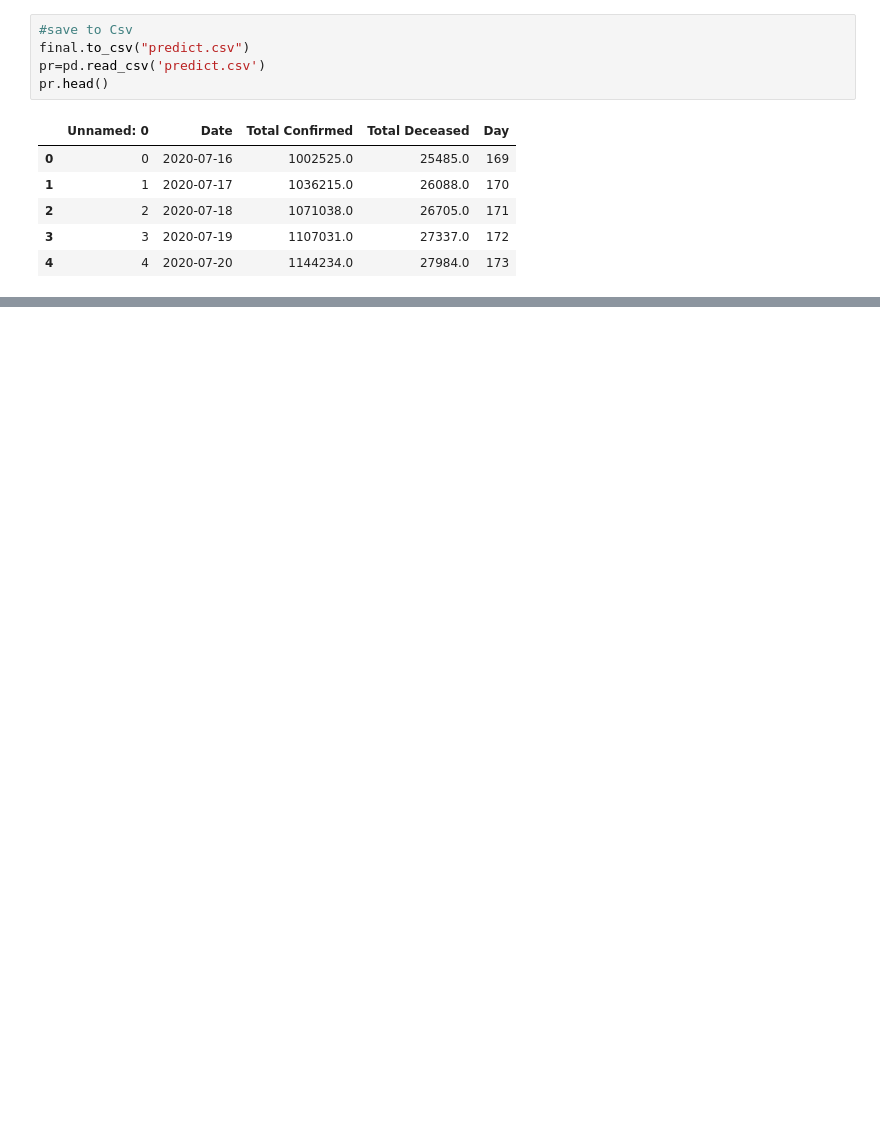
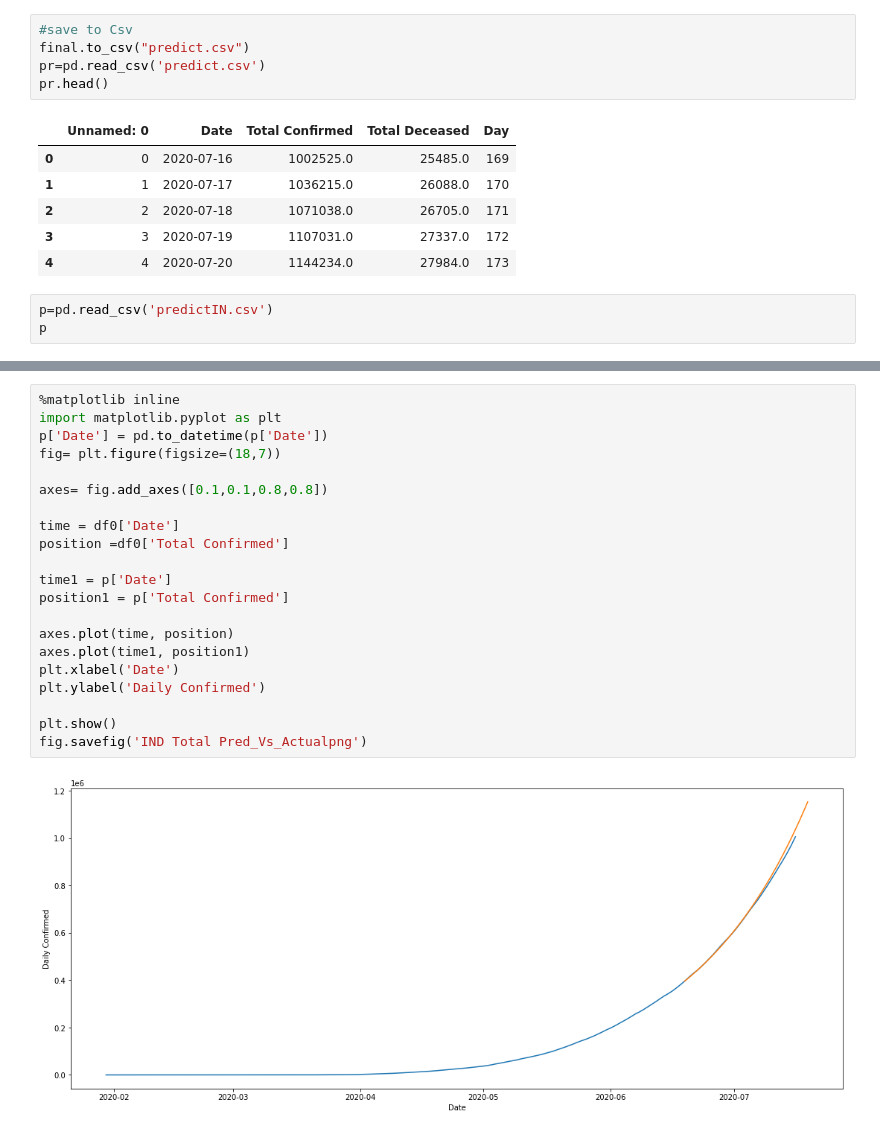
Before and after one commit to skbhere/COVID-19-Case-Forecasting, a Jupyter notebook: 00_India_prediction.ipynb, the cells around one changed output, grey strips where cells are left out. Saved outputs shown, nothing was run; the diff lists cells and outputs as text; blank space fills up the shorter version.

```diff
--- a/00_India_prediction.ipynb
+++ b/00_India_prediction.ipynb
@@ -219,3 +219,6 @@ pr.head()
 | 2 | 2 | 2020-07-18 | 1071038.0 | 26705.0 | 171 |
 | 3 | 3 | 2020-07-19 | 1107031.0 | 27337.0 | 172 |
 | 4 | 4 | 2020-07-20 | 1144234.0 | 27984.0 | 173 |
+# %%
+p=pd.read_csv('predictIN.csv')
+p
@@ -221,0 +243,23 @@ pr.head()
+# %%
+%matplotlib inline
+import matplotlib.pyplot as plt
+p['Date'] = pd.to_datetime(p['Date'])
+fig= plt.figure(figsize=(18,7))
+
+axes= fig.add_axes([0.1,0.1,0.8,0.8])
+
+time = df0['Date']
+position =df0['Total Confirmed']
+
+time1 = p['Date']
+position1 = p['Total Confirmed']
+
+axes.plot(time, position)
+axes.plot(time1, position1)
+plt.xlabel('Date')
+plt.ylabel('Daily Confirmed')
+
+plt.show()
+fig.savefig('IND Total Pred_Vs_Actualpng')
+# %% [output]
+[figure, added]
```
Also changed, not shown: parts of 2 cells of this notebook.
